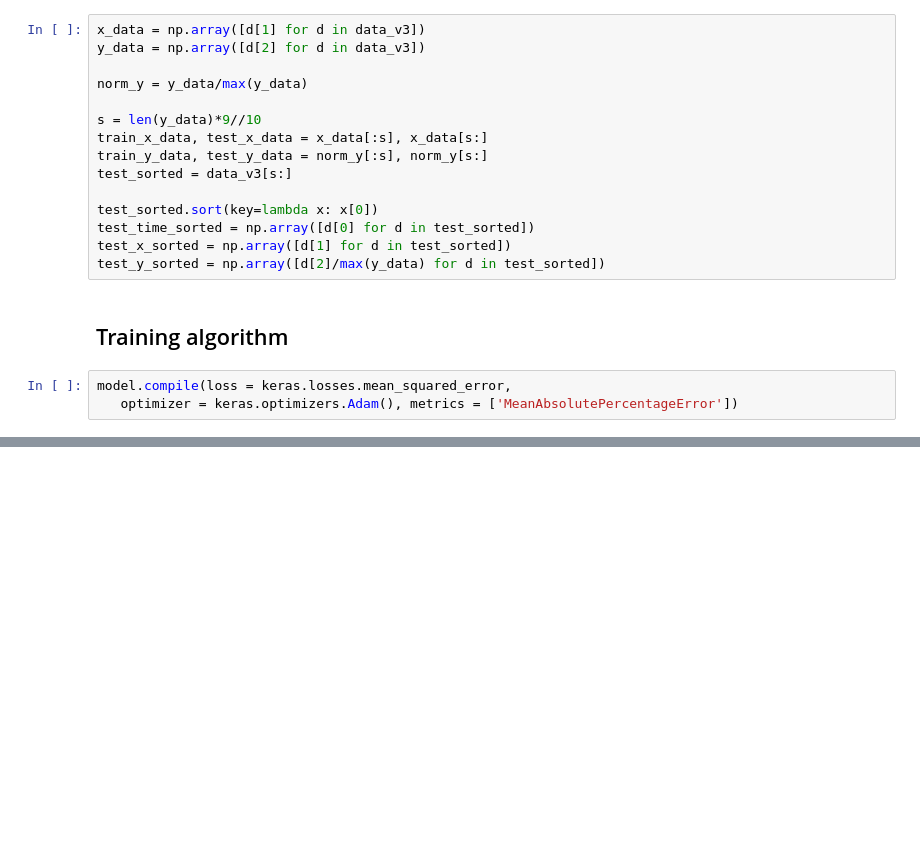
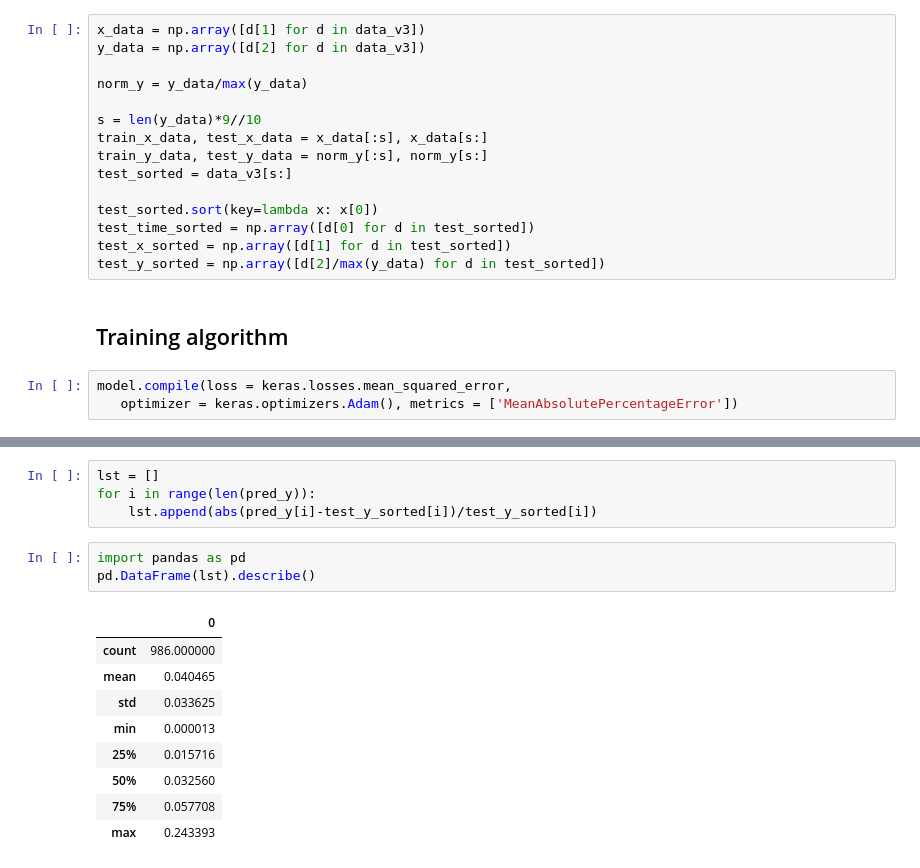
Before and after one commit to AyushmaanAggarwal/qtn-proj-ayu, a Jupyter notebook: CNN_WIND.ipynb, the cells around one changed output, grey strips where cells are left out. Saved outputs shown, nothing was run; the diff lists cells and outputs as text; blank space fills up the shorter version.

```diff
--- a/CNN_WIND.ipynb
+++ b/CNN_WIND.ipynb
@@ -189,0 +268,17 @@ plt.scatter(test_time_sorted, pred_y)
+# %%
+lst = []
+for i in range(len(pred_y)):
+    lst.append(abs(pred_y[i]-test_y_sorted[i])/test_y_sorted[i])
+# %%
+import pandas as pd
+pd.DataFrame(lst).describe()
+# %% [output]
+|  | 0 |
+| count | 986.000000 |
+| mean | 0.040465 |
+| std | 0.033625 |
+| min | 0.000013 |
+| 25% | 0.015716 |
+| 50% | 0.032560 |
+| 75% | 0.057708 |
+| max | 0.243393 |
```
Also changed, not shown: parts of 13 cells of this notebook, 1 other file.
